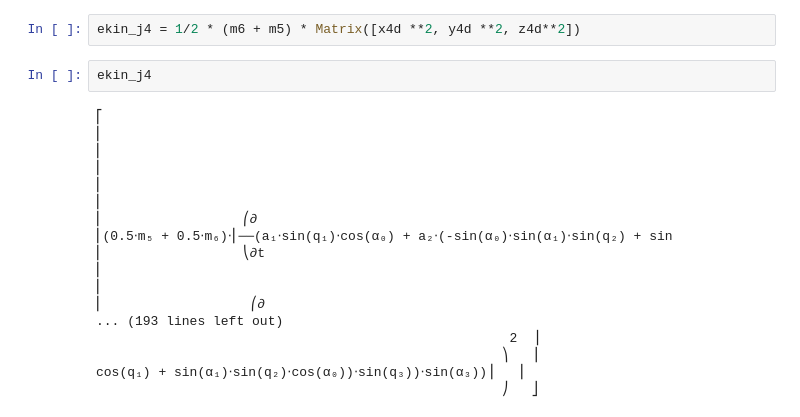
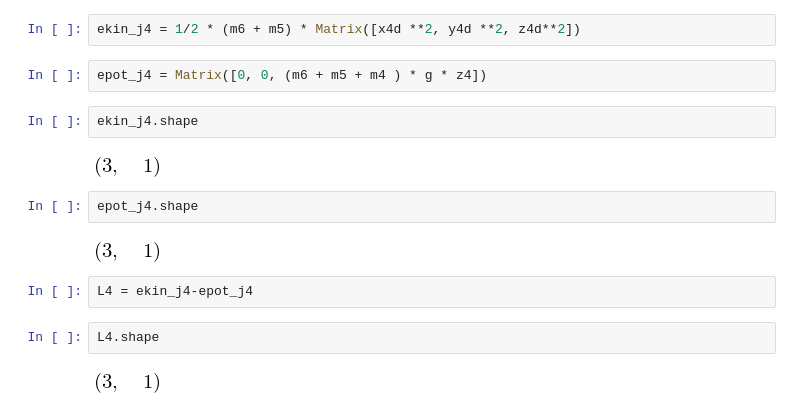
Before and after one commit to uliludmann/multibody_dynamics, a Jupyter notebook: multibody dynamics forward kinematics.ipynb, the cells around one changed output. Saved outputs shown, nothing was run; the diff lists cells and outputs as text.

```diff
--- a/multibody dynamics forward kinematics.ipynb
+++ b/multibody dynamics forward kinematics.ipynb
@@ -388,22 +408,18 @@ epot_j3.subs(dh_params)
 # %%
 ekin_j4 = 1/2 * (m6 + m5) * Matrix([x4d **2, y4d **2, z4d**2])
+# %%
+epot_j4 = Matrix([0, 0, (m6 + m5 + m4 ) * g * z4])
 # %%
-ekin_j4
+ekin_j4.shape
 # %% [output]
-⎡
-⎢
-⎢
-⎢
-⎢
-⎢
-⎢                  ⎛∂
-⎢(0.5⋅m₅ + 0.5⋅m₆)⋅⎜──(a₁⋅sin(q₁)⋅cos(α₀) + a₂⋅(-sin(α₀)⋅sin(α₁)⋅sin(q₂) + sin
-⎢                  ⎝∂t
-⎢
-⎢
-⎢                   ⎛∂
-... (193 lines left out)
-                                                     2  ⎥
-                                                    ⎞   ⎥
-cos(q₁) + sin(α₁)⋅sin(q₂)⋅cos(α₀))⋅sin(q₃))⋅sin(α₃))⎟   ⎥
-                                                    ⎠   ⎦
+[figure, added]
+# %%
+epot_j4.shape
+# %% [output]
+[figure, added]
+# %%
+L4 = ekin_j4-epot_j4
+# %%
+L4.shape
+# %% [output]
+[figure, added]
```
Also changed, not shown: parts of 11 cells of this notebook, 1 other file.
